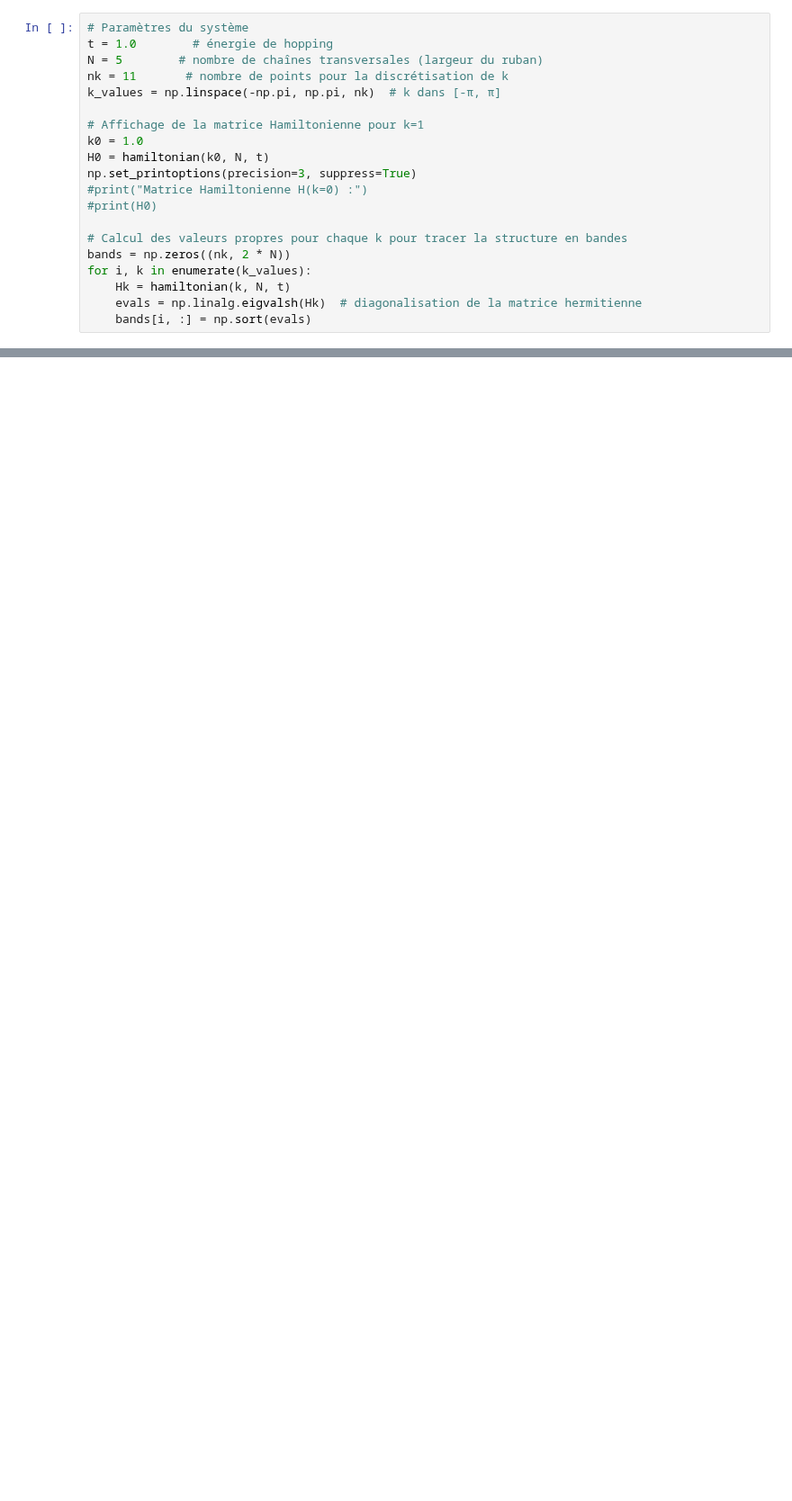
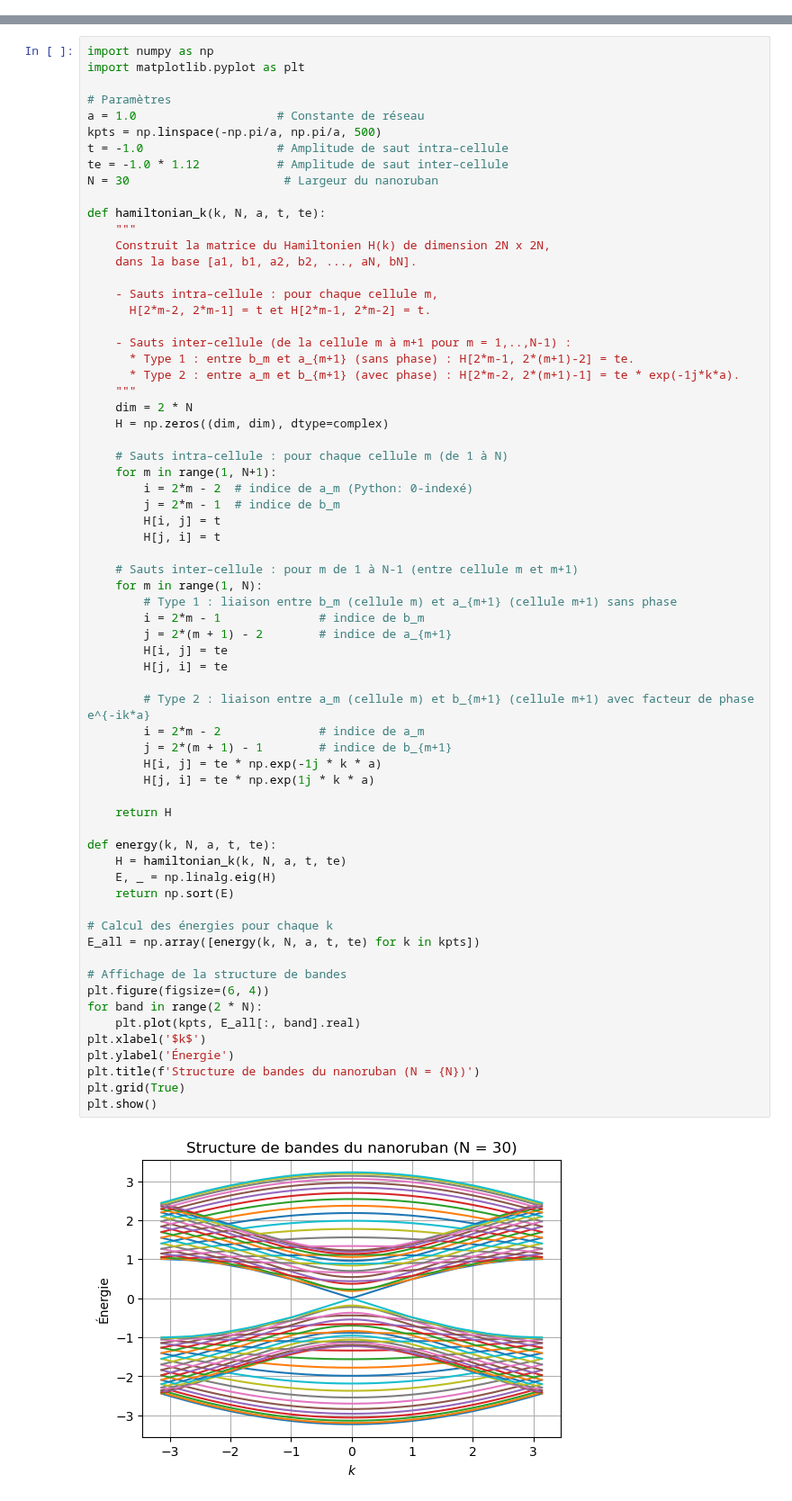
Before and after one commit to mldessu/projetsimu, a Jupyter notebook: Nanorubans/NRG.ipynb, the cells around one changed output, grey strips where cells are left out. Shown at 90% size. Cells and saved outputs as stored; diff of their text form; blank space fills up the shorter version.

```diff
--- a/Nanorubans/NRG.ipynb
+++ b/Nanorubans/NRG.ipynb
@@ -91,20 +0,0 @@ plt.show()
-# %%
-# Paramètres du système
-t = 1.0        # énergie de hopping
-N = 5        # nombre de chaînes transversales (largeur du ruban)
-nk = 11       # nombre de points pour la discrétisation de k
-k_values = np.linspace(-np.pi, np.pi, nk)  # k dans [-π, π]
-
-# Affichage de la matrice Hamiltonienne pour k=1
-k0 = 1.0
-H0 = hamiltonian(k0, N, t)
-np.set_printoptions(precision=3, suppress=True)
-#print("Matrice Hamiltonienne H(k=0) :")
-#print(H0)
-
-# Calcul des valeurs propres pour chaque k pour tracer la structure en bandes
-bands = np.zeros((nk, 2 * N))
-for i, k in enumerate(k_values):
-    Hk = hamiltonian(k, N, t)
-    evals = np.linalg.eigvalsh(Hk)  # diagonalisation de la matrice hermitienne
-    bands[i, :] = np.sort(evals)
@@ -122,0 +49,68 @@ plt.show()
+# %%
+import numpy as np
+import matplotlib.pyplot as plt
+
+# Paramètres
+a = 1.0                    # Constante de réseau
+kpts = np.linspace(-np.pi/a, np.pi/a, 500)
+t = -1.0                   # Amplitude de saut intra–cellule
+te = -1.0 * 1.12           # Amplitude de saut inter–cellule
+N = 30                      # Largeur du nanoruban
+
+def hamiltonian_k(k, N, a, t, te):
+    """
+    Construit la matrice du Hamiltonien H(k) de dimension 2N x 2N,
+    dans la base [a1, b1, a2, b2, ..., aN, bN].
+
+    - Sauts intra–cellule : pour chaque cellule m,
+      H[2*m-2, 2*m-1] = t et H[2*m-1, 2*m-2] = t.
+
+    - Sauts inter–cellule (de la cellule m à m+1 pour m = 1,..,N-1) :
+      * Type 1 : entre b_m et a_{m+1} (sans phase) : H[2*m-1, 2*(m+1)-2] = te.
+      * Type 2 : entre a_m et b_{m+1} (avec phase) : H[2*m-2, 2*(m+1)-1] = te * exp(-1j*k*a).
+    """
+    dim = 2 * N
+    H = np.zeros((dim, dim), dtype=complex)
+
+    # Sauts intra–cellule : pour chaque cellule m (de 1 à N)
+    for m in range(1, N+1):
+        i = 2*m - 2  # indice de a_m (Python: 0-indexé)
+        j = 2*m - 1  # indice de b_m
+        H[i, j] = t
+        H[j, i] = t
+
+    # Sauts inter–cellule : pour m de 1 à N-1 (entre cellule m et m+1)
+    for m in range(1, N):
+        # Type 1 : liaison entre b_m (cellule m) et a_{m+1} (cellule m+1) sans phase
+        i = 2*m - 1              # indice de b_m
+        j = 2*(m + 1) - 2        # indice de a_{m+1}
+        H[i, j] = te
+        H[j, i] = te
+
+        # Type 2 : liaison entre a_m (cellule m) et b_{m+1} (cellule m+1) avec facteur de phase e^{-ik*a}
+        i = 2*m - 2              # indice de a_m
+        j = 2*(m + 1) - 1        # indice de b_{m+1}
+        H[i, j] = te * np.exp(-1j * k * a)
+        H[j, i] = te * np.exp(1j * k * a)
+
+    return H
+
+def energy(k, N, a, t, te):
+    H = hamiltonian_k(k, N, a, t, te)
+    E, _ = np.linalg.eig(H)
+    return np.sort(E)
+
+# Calcul des énergies pour chaque k
+E_all = np.array([energy(k, N, a, t, te) for k in kpts])
+
+# Affichage de la structure de bandes
+plt.figure(figsize=(6, 4))
+for band in range(2 * N):
+    plt.plot(kpts, E_all[:, band].real)
+plt.xlabel('$k$')
+plt.ylabel('Énergie')
+plt.title(f'Structure de bandes du nanoruban (N = {N})')
+plt.grid(True)
+plt.show()
+# %% [output]
+[figure, added]
```
Also changed, not shown: parts of 6 cells of this notebook.
